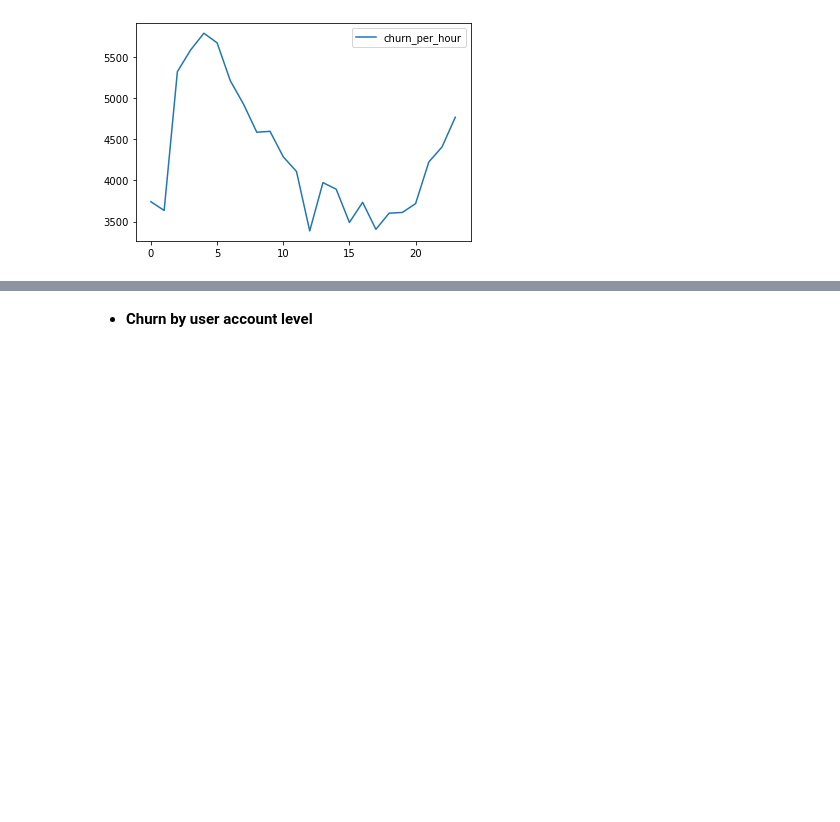
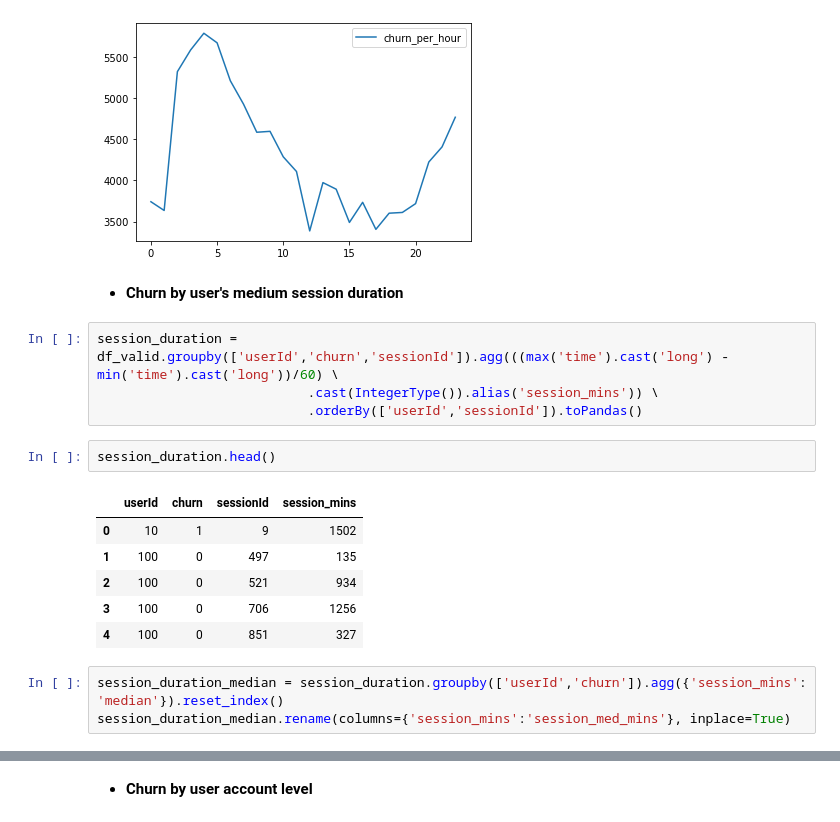
Before and after one commit to texcindy99/Spark_Machine_Learning, a Jupyter notebook: Spark_ML_Music_Service.ipynb, the cells around one changed output, grey strips where cells are left out. Saved outputs shown, nothing was run; the diff lists cells and outputs as text; blank space fills up the shorter version.

```diff
--- a/Spark_ML_Music_Service.ipynb
+++ b/Spark_ML_Music_Service.ipynb
@@ -311,3 +337,21 @@ df_churn_in_hour.head()
 df_churn_in_hour.plot.line();
 # %% [output]
 [figure]
+# %% [markdown]
+- **Churn by user's medium session duration**
+# %%
+session_duration = df_valid.groupby(['userId','churn','sessionId']).agg(((max('time').cast('long') -min('time').cast('long'))/60) \
+                           .cast(IntegerType()).alias('session_mins')) \
+                           .orderBy(['userId','sessionId']).toPandas()
+# %%
+session_duration.head()
+# %% [output]
+|  | userId | churn | sessionId | session_mins |
+| 0 | 10 | 1 | 9 | 1502 |
+| 1 | 100 | 0 | 497 | 135 |
+| 2 | 100 | 0 | 521 | 934 |
+| 3 | 100 | 0 | 706 | 1256 |
+| 4 | 100 | 0 | 851 | 327 |
+# %%
+session_duration_median = session_duration.groupby(['userId','churn']).agg({'session_mins': 'median'}).reset_index()
+session_duration_median.rename(columns={'session_mins':'session_med_mins'}, inplace=True)
```
Also changed, not shown: parts of 5 cells of this notebook.
